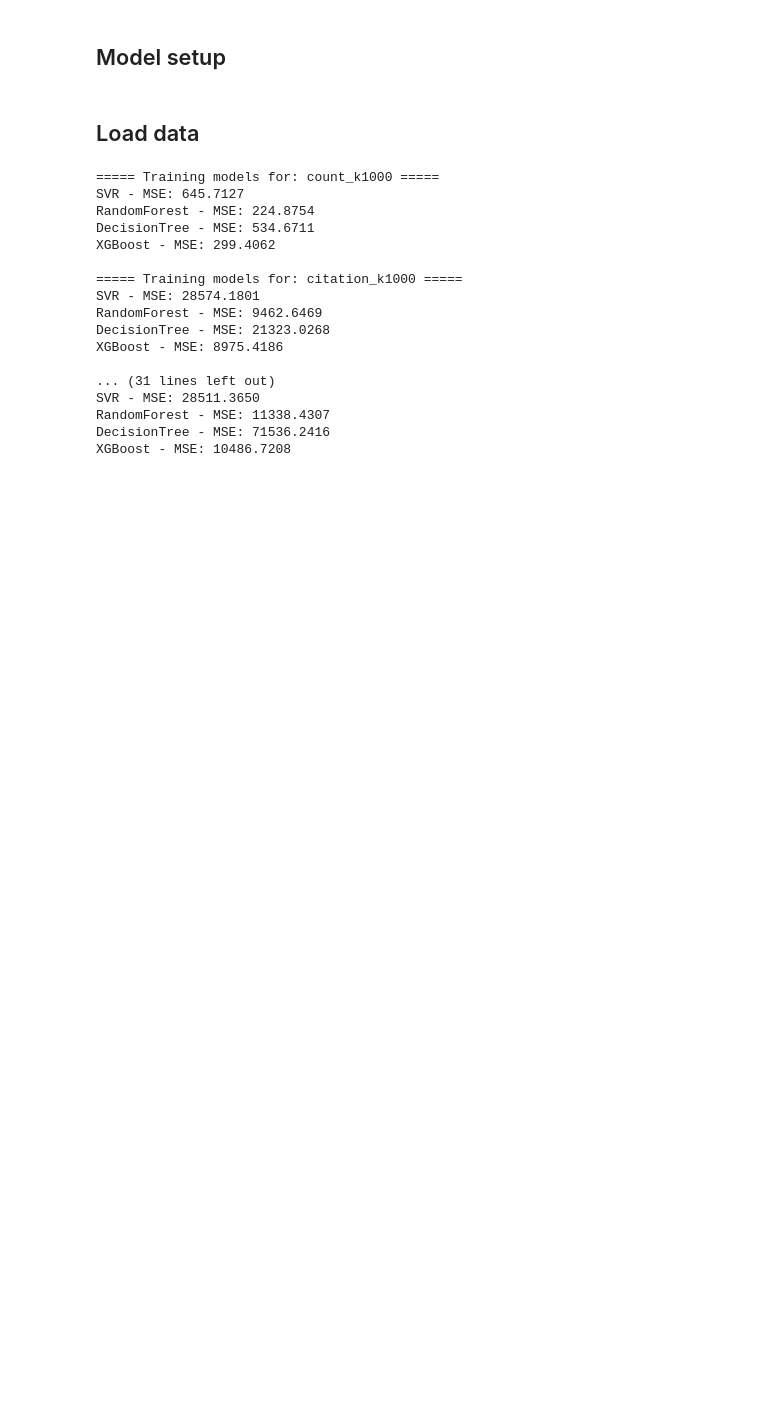
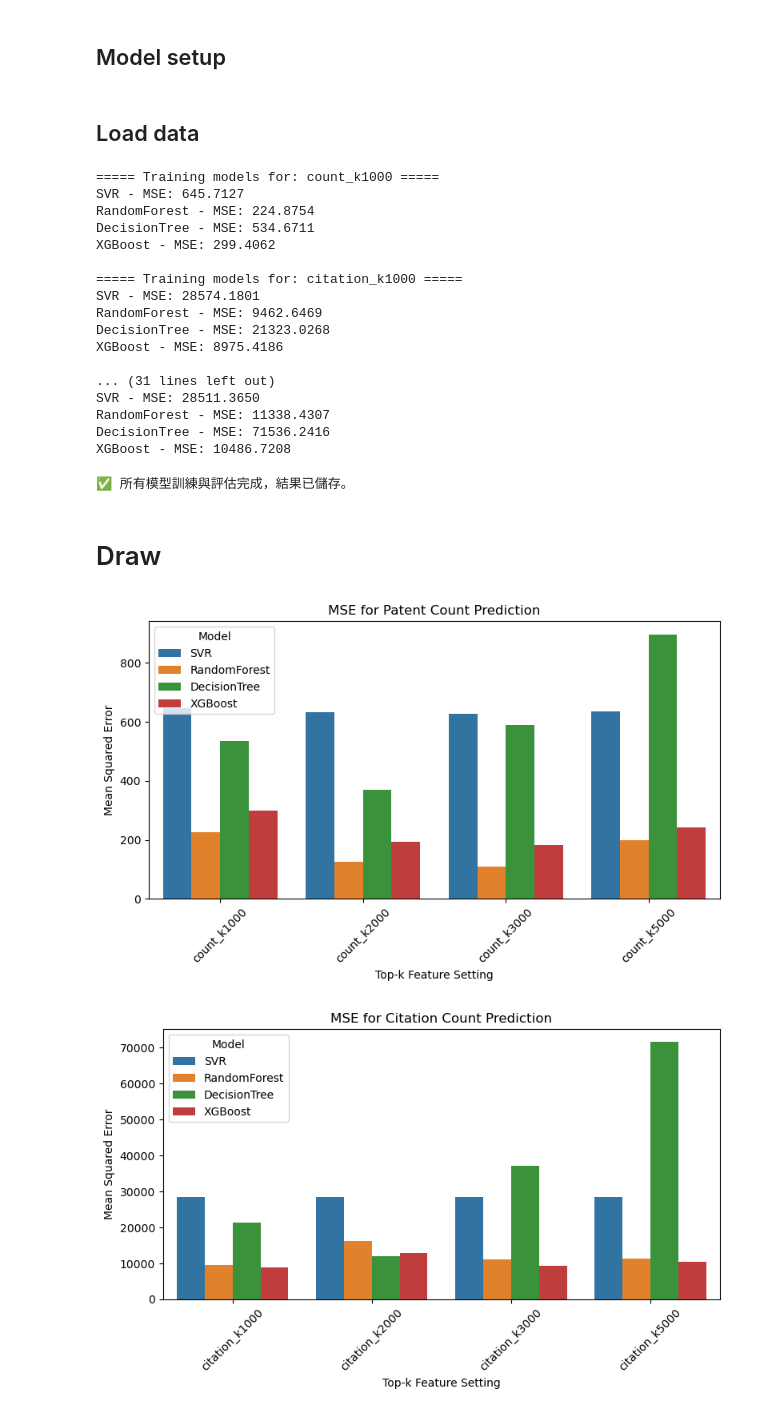
Before and after one commit to 10youting01/Green-innovation, a Jupyter notebook: green_innovation_predcition/model/baseline_model.ipynb, the cells around one changed output. Saved outputs shown, nothing was run; the diff lists cells and outputs as text; code cells hidden in the pictures; blank space fills up the shorter version.

Commit message:
Baseline model add function for plots

```diff
--- a/green_innovation_predcition/model/baseline_model.ipynb
+++ b/green_innovation_predcition/model/baseline_model.ipynb
@@ -78,5 +78,9 @@ XGBoost - MSE: 10486.7208
 # %%
 # 結果整理與儲存
 results_df = pd.DataFrame(all_results)
-results_df.to_csv("../output_dataset/model_eval_results.csv", index=False)
+results_df.to_csv("../output/baseline_model_eval_results.csv", index=False)
 print("✅ 所有模型訓練與評估完成，結果已儲存。")
+# %% [output]
+✅ 所有模型訓練與評估完成，結果已儲存。
+# %% [markdown]
+# Draw
@@ -82,0 +91,31 @@ print("✅ 所有模型訓練與評估完成，結果已儲存。")
+# %%
+# Count
+plt.figure(figsize=(8, 5))
+sns.barplot(
+    data=results_df[results_df["target"].str.contains("count")],
+    x="target", y="MSE", hue="model"
+)
+plt.title("MSE for Patent Count Prediction")
+plt.ylabel("Mean Squared Error")
+plt.xlabel("Top-k Feature Setting")
+plt.xticks(rotation=45)
+plt.legend(title="Model")
+plt.tight_layout()
+plt.show()
+
+# Citation
+plt.figure(figsize=(8, 5))
+sns.barplot(
+    data=results_df[results_df["target"].str.contains("citation")],
+    x="target", y="MSE", hue="model"
+)
+plt.title("MSE for Citation Count Prediction")
+plt.ylabel("Mean Squared Error")
+plt.xlabel("Top-k Feature Setting")
+plt.xticks(rotation=45)
+plt.legend(title="Model")
+plt.tight_layout()
+plt.show()
+# %% [output]
+[figure, added]
+[figure, added]
```
Also changed, not shown: parts of 3 cells of this notebook.
